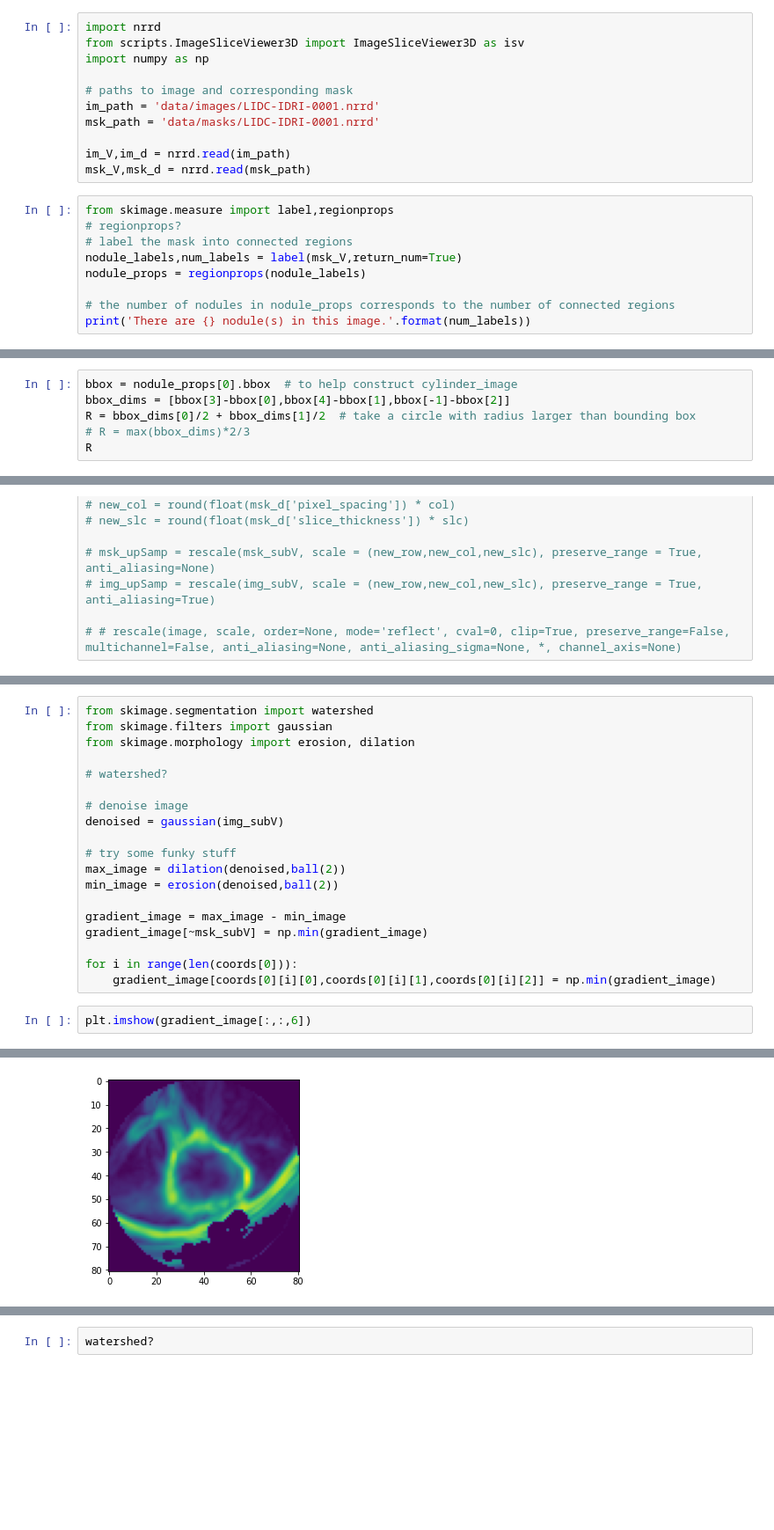
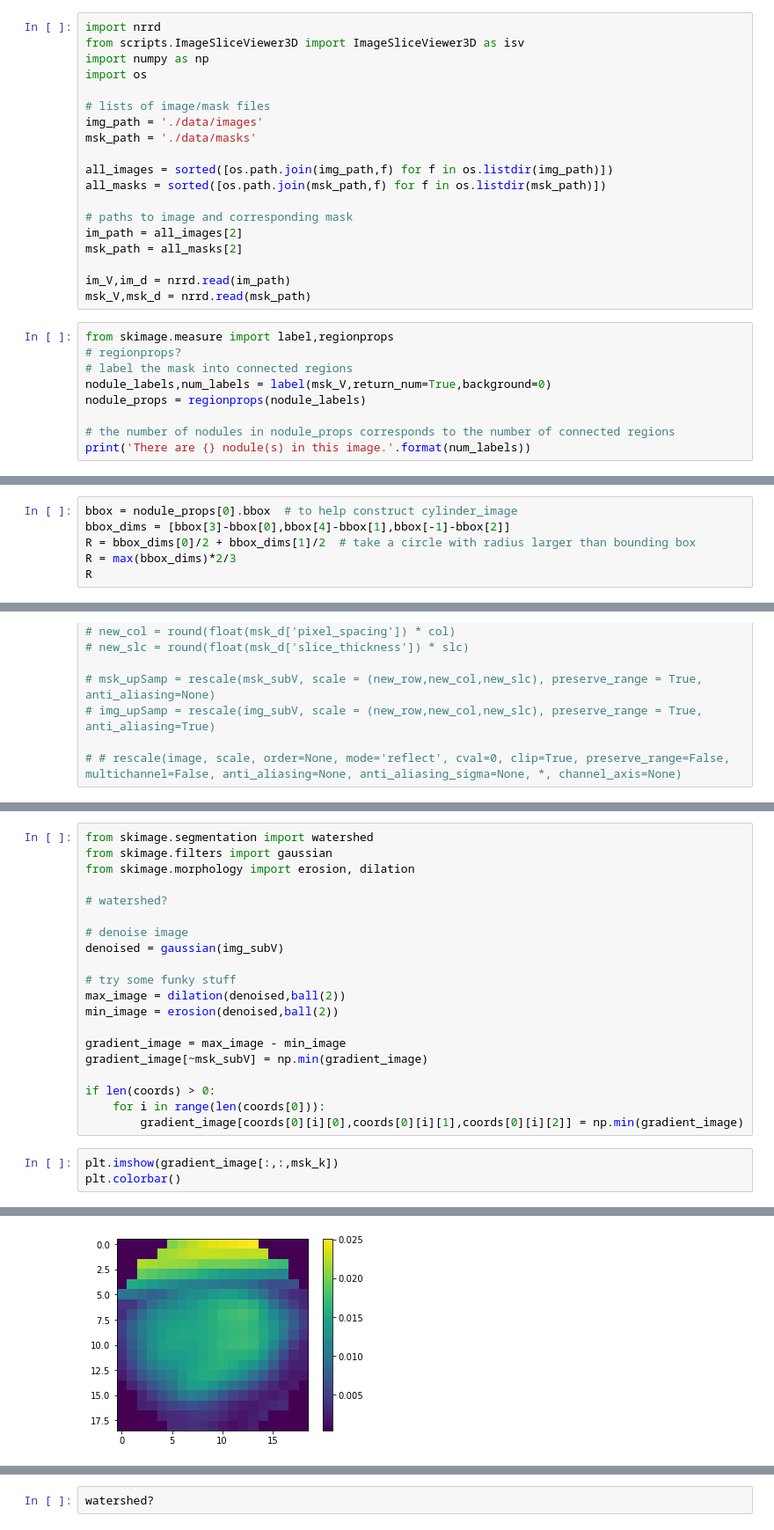
Before and after one commit to caryn-geady/BME1462-Biomedical-Image-Analysis-final-project, a Jupyter notebook: Sample Segmentation II.ipynb, the cells around one changed output, grey strips where cells are left out. Shown: that part at 88% size. Drawn from its saved outputs; the diff is of its cells as text; blank space fills up the shorter version.

```diff
--- a/Sample Segmentation II.ipynb
+++ b/Sample Segmentation II.ipynb
@@ -32,10 +32,18 @@ The paper describes a process that makes my brain hurt to read about -- lots of
 import nrrd
 from scripts.ImageSliceViewer3D import ImageSliceViewer3D as isv
 import numpy as np
+import os
+
+# lists of image/mask files
+img_path = './data/images'
+msk_path = './data/masks'
+
+all_images = sorted([os.path.join(img_path,f) for f in os.listdir(img_path)])
+all_masks = sorted([os.path.join(msk_path,f) for f in os.listdir(msk_path)])
 
 # paths to image and corresponding mask
-im_path = 'data/images/LIDC-IDRI-0001.nrrd'
-msk_path = 'data/masks/LIDC-IDRI-0001.nrrd'
+im_path = all_images[2]
+msk_path = all_masks[2]
 
 im_V,im_d = nrrd.read(im_path)
 msk_V,msk_d = nrrd.read(msk_path)
@@ -43,7 +51,7 @@ msk_V,msk_d = nrrd.read(msk_path)
 from skimage.measure import label,regionprops
 # regionprops?
 # label the mask into connected regions
-nodule_labels,num_labels = label(msk_V,return_num=True)
+nodule_labels,num_labels = label(msk_V,return_num=True,background=0)
 nodule_props = regionprops(nodule_labels)
 
 # the number of nodules in nodule_props corresponds to the number of connected regions
@@ -54,6 +62,6 @@ There are 1 nodule(s) in this image.
 bbox = nodule_props[0].bbox  # to help construct cylinder_image
 bbox_dims = [bbox[3]-bbox[0],bbox[4]-bbox[1],bbox[-1]-bbox[2]]
 R = bbox_dims[0]/2 + bbox_dims[1]/2  # take a circle with radius larger than bounding box
-# R = max(bbox_dims)*2/3
+R = max(bbox_dims)*2/3
 R
 # %% [output]
@@ -236,8 +253,10 @@ min_image = erosion(denoised,ball(2))
 gradient_image = max_image - min_image
 gradient_image[~msk_subV] = np.min(gradient_image)
 
-for i in range(len(coords[0])):
-    gradient_image[coords[0][i][0],coords[0][i][1],coords[0][i][2]] = np.min(gradient_image)
+if len(coords) > 0:
+    for i in range(len(coords[0])):
+        gradient_image[coords[0][i][0],coords[0][i][1],coords[0][i][2]] = np.min(gradient_image)
 # %%
-plt.imshow(gradient_image[:,:,6])
+plt.imshow(gradient_image[:,:,msk_k])
+plt.colorbar()
 # %% [output]
@@ -245,4 +264,4 @@ plt.imshow(gradient_image[:,:,6])
-[figure, old version]
+[figure, new version]
 # %%
 # create distance matrix for the 3D bowl function
 row,col,slc = np.meshgrid(range(gradient_image.shape[0]),range(gradient_image.shape[1]),range(gradient_image.shape[2]))
```
Also changed, not shown: parts of 24 cells of this notebook.
